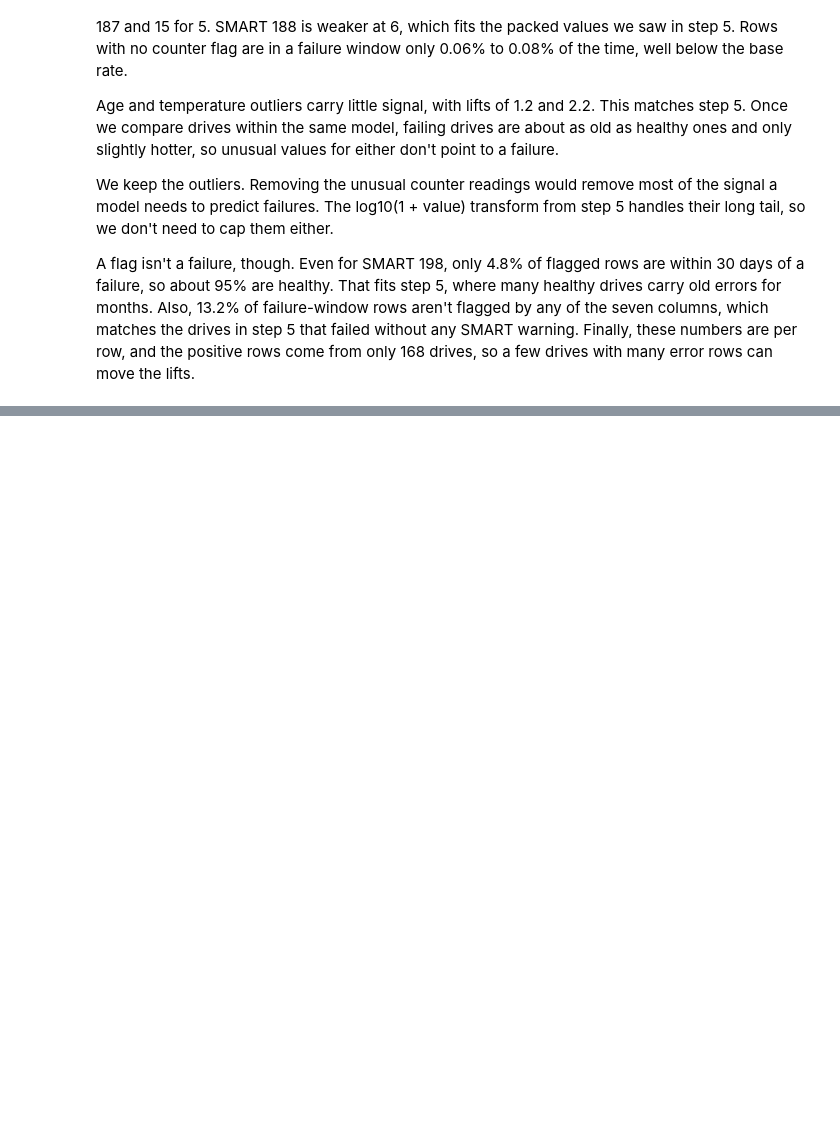
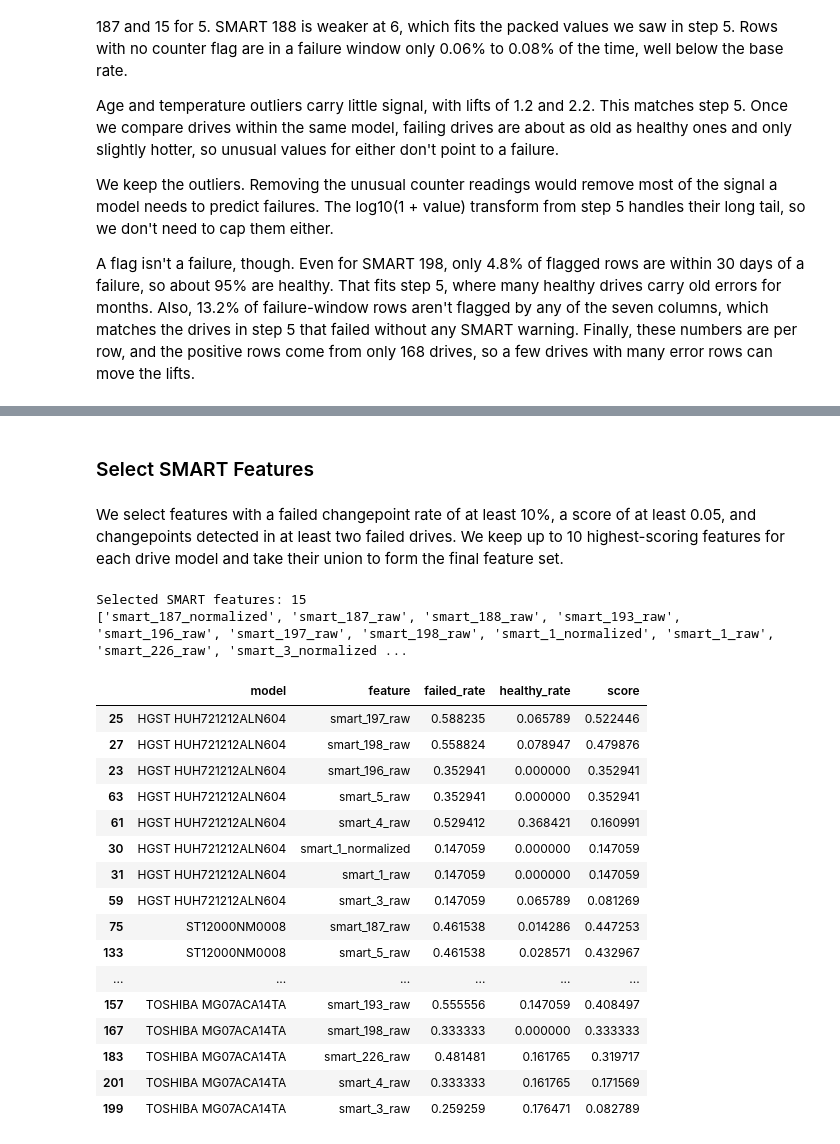
Before and after one commit to matteobombelli/cmpt455-2026-fall-project, a Jupyter notebook: notebooks/EDA_Preprocessing.ipynb, the cells around one changed output, grey strips where cells are left out. Saved outputs shown, nothing was run; the diff lists cells and outputs as text; code cells hidden in the pictures; blank space fills up the shorter version.

```diff
--- a/notebooks/EDA_Preprocessing.ipynb
+++ b/notebooks/EDA_Preprocessing.ipynb
@@ -453,0 +886,52 @@ A flag isn't a failure, though. Even for SMART 198, only 4.8% of flagged rows ar
+# %% [markdown]
+### Select SMART Features
+# %% [markdown]
+We select features with a failed changepoint rate of at least 10%, a score of at least 0.05, and changepoints detected in at least two failed drives. We keep up to 10 highest-scoring features for each drive model and take their union to form the final feature set.
+# %%
+TOP_K_PER_MODEL = 10
+
+selected_by_model = (
+    ranking[
+        (ranking["failed_rate"] >= 0.10)
+        & (ranking["score"] >= 0.05)
+        & (ranking["failed_detected"] >= 2)
+    ]
+    .sort_values(
+        ["model", "score"],
+        ascending=[True, False]
+    )
+    .groupby("model", group_keys=False)
+    .head(TOP_K_PER_MODEL)
+)
+
+selected_smart = sorted(
+    selected_by_model["feature"].unique().tolist()
+)
+
+print("Selected SMART features:", len(selected_smart))
+print(selected_smart)
+
+display(selected_by_model[
+    ["model", "feature", "failed_rate",
+     "healthy_rate", "score"]
+])
+# %% [output]
+Selected SMART features: 15
+['smart_187_normalized', 'smart_187_raw', 'smart_188_raw', 'smart_193_raw', 'smart_196_raw', 'smart_197_raw', 'smart_198_raw', 'smart_1_normalized', 'smart_1_raw', 'smart_226_raw', 'smart_3_normalized ...
+|  | model | feature | failed_rate | healthy_rate | score |
+| 25 | HGST HUH721212ALN604 | smart_197_raw | 0.588235 | 0.065789 | 0.522446 |
+| 27 | HGST HUH721212ALN604 | smart_198_raw | 0.558824 | 0.078947 | 0.479876 |
+| 23 | HGST HUH721212ALN604 | smart_196_raw | 0.352941 | 0.000000 | 0.352941 |
+| 63 | HGST HUH721212ALN604 | smart_5_raw | 0.352941 | 0.000000 | 0.352941 |
+| 61 | HGST HUH721212ALN604 | smart_4_raw | 0.529412 | 0.368421 | 0.160991 |
+| 30 | HGST HUH721212ALN604 | smart_1_normalized | 0.147059 | 0.000000 | 0.147059 |
+| 31 | HGST HUH721212ALN604 | smart_1_raw | 0.147059 | 0.000000 | 0.147059 |
+| 59 | HGST HUH721212ALN604 | smart_3_raw | 0.147059 | 0.065789 | 0.081269 |
+| 75 | ST12000NM0008 | smart_187_raw | 0.461538 | 0.014286 | 0.447253 |
+| 133 | ST12000NM0008 | smart_5_raw | 0.461538 | 0.028571 | 0.432967 |
+| ... | ... | ... | ... | ... | ... |
+| 157 | TOSHIBA MG07ACA14TA | smart_193_raw | 0.555556 | 0.147059 | 0.408497 |
+| 167 | TOSHIBA MG07ACA14TA | smart_198_raw | 0.333333 | 0.000000 | 0.333333 |
+| 183 | TOSHIBA MG07ACA14TA | smart_226_raw | 0.481481 | 0.161765 | 0.319717 |
+| 201 | TOSHIBA MG07ACA14TA | smart_4_raw | 0.333333 | 0.161765 | 0.171569 |
+| 199 | TOSHIBA MG07ACA14TA | smart_3_raw | 0.259259 | 0.176471 | 0.082789 |
```
Also changed, not shown: parts of 49 cells of this notebook.
